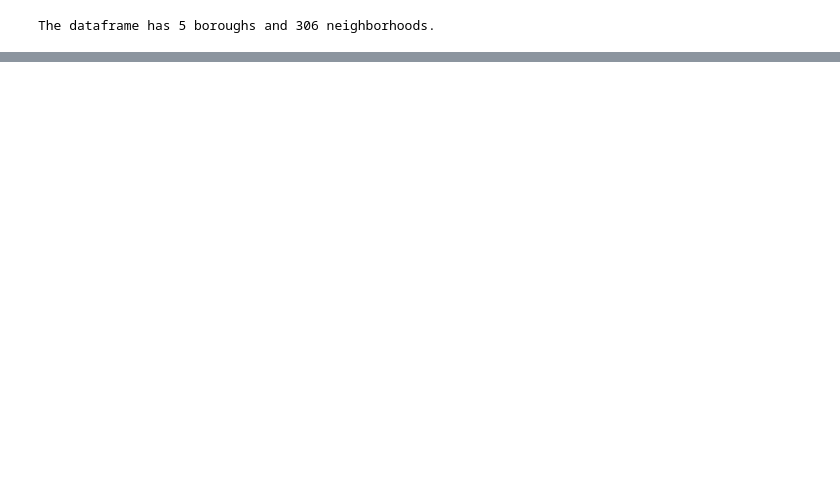
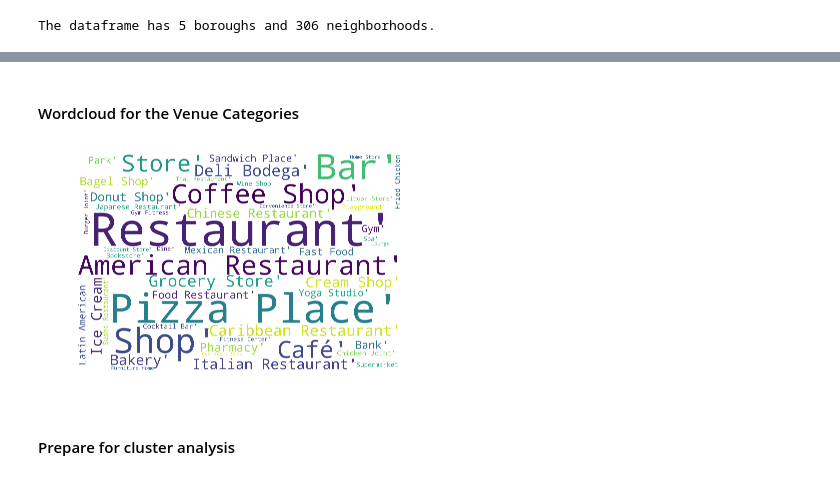
Before and after one commit to Chrisgitdata/Coursera_Capstone, a Jupyter notebook: The Battle of Neighborhoods.ipynb, the cells around one changed output, grey strips where cells are left out. Saved outputs shown, nothing was run; the diff lists cells and outputs as text; code cells hidden in the pictures; blank space fills up the shorter version.

```diff
--- a/The Battle of Neighborhoods.ipynb
+++ b/The Battle of Neighborhoods.ipynb
@@ -200,0 +362,8 @@ map_newyork
+# %%
+CLIENT_ID = '3EMOOU1NUFMFSHDGSSXCTI0JHVMHNW1LVMSBS3M3YINHKA3Z' # your Foursquare ID
+CLIENT_SECRET = 'CWWNP4F44UDJRYDTRJSCCKGRYQYD1XDAP13HNTJXCJ0ZVAJK' # your Foursquare Secret
+VERSION = '20180604'
+LIMIT = 20
+print('Your credentails:')
+print('CLIENT_ID: ' + CLIENT_ID)
+print('CLIENT_SECRET:' + CLIENT_SECRET)
@@ -200,0 +418,4 @@ map_newyork
+# %%
+brooklyn_venues = getNearbyVenues(names=brooklyn_data['Neighborhood'],
+                                   latitudes=brooklyn_data['Latitude'],
+                                   longitudes=brooklyn_data['Longitude'],)
@@ -200,0 +451,2 @@ map_newyork
+# %% [markdown]
+#### Wordcloud for the Venue Categories
@@ -200,0 +460,20 @@ map_newyork
+# %%
+text = brooklyn_venues['Venue Category'].tolist()
+
+wordcloud = WordCloud(
+        background_color='white',
+        max_words=50,
+        #max_font_size=40,
+        scale=4,
+        width = 3000,
+        height = 2000,
+        random_state=1).generate(str(text))
+
+import matplotlib.pyplot as plt
+plt.imshow(wordcloud, interpolation='bilinear')
+plt.axis("off")
+plt.show()
+# %% [output]
+[figure, added]
+# %% [markdown]
+#### Prepare for cluster analysis
```
Also changed, not shown: parts of 75 cells of this notebook.
